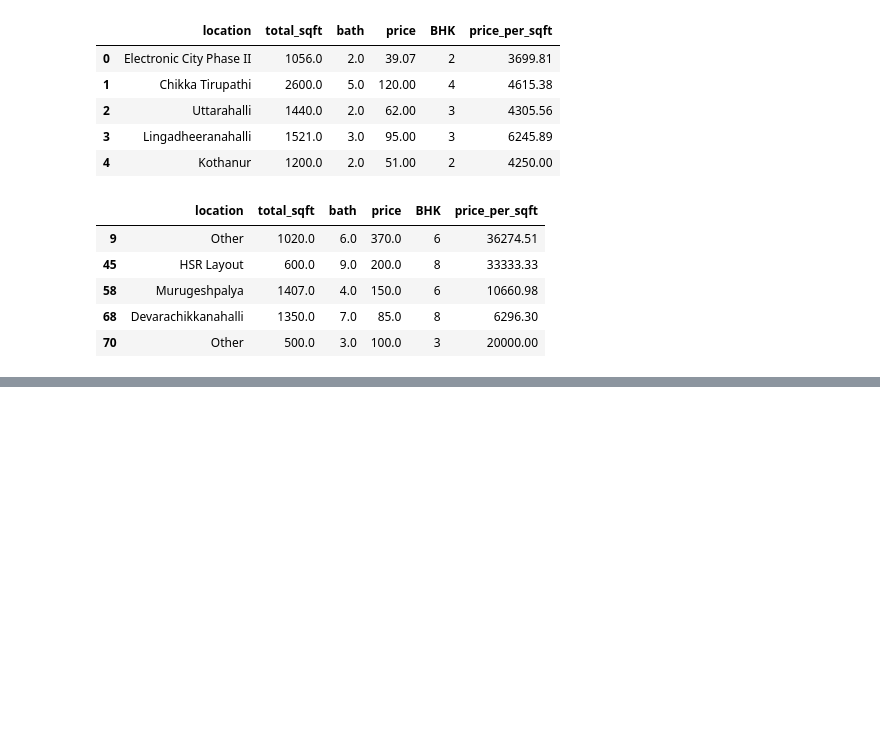
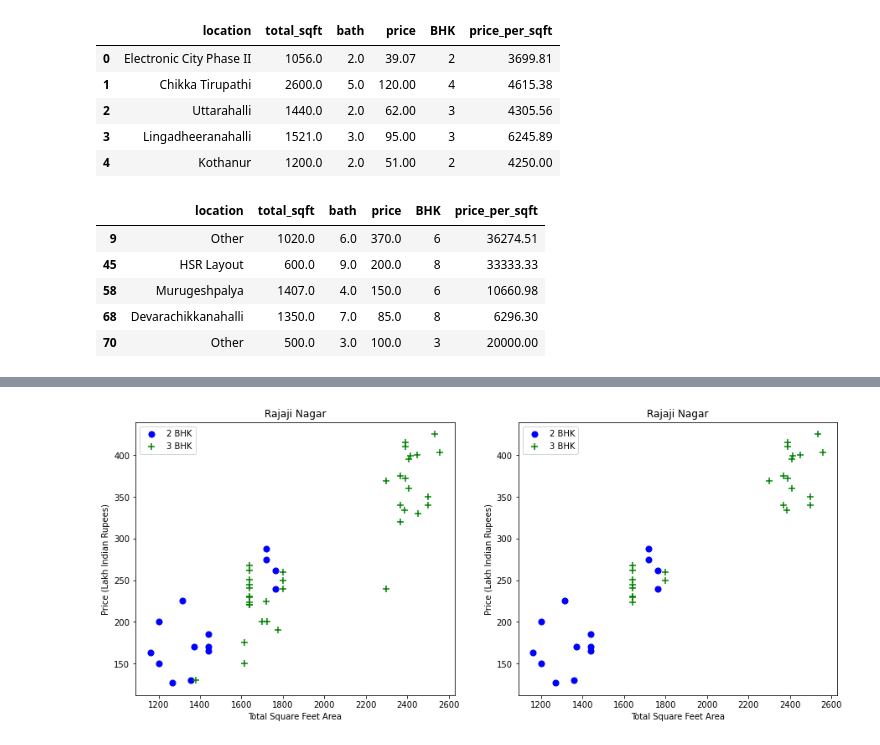
Before and after one commit to hemant271/DataScience, a Jupyter notebook: House Price Prediction/PricePrediction.ipynb, the cells around one changed output, grey strips where cells are left out. Cells and saved outputs as stored; diff of their text form; code cells hidden in the pictures; blank space fills up the shorter version.

```diff
--- a/House Price Prediction/PricePrediction.ipynb
+++ b/House Price Prediction/PricePrediction.ipynb
@@ -118,0 +162,19 @@ df2 = df1[~(df1['total_sqft']/df1['BHK'] < 300)]
+# %%
+def remove_bhk_outliers(df):
+    exclude_ind = np.array([])
+    for location, location_df in df.groupby('location'):
+        bhk_stats = {}
+
+        for bhk, bhk_df in location_df.groupby('BHK'):
+            bhk_stats[bhk] = {
+                'mean' : np.mean(bhk_df.price_per_sqft),
+                'std' : np.std(bhk_df.price_per_sqft),
+                'count' : bhk_df.shape[0]
+            }
+
+        for bhk, bhk_df in location_df.groupby('BHK'):
+            prev_bhk = bhk_stats.get(bhk-1)
+            if prev_bhk and prev_bhk['count'] > 5:
+                exclude_ind = np.append(exclude_ind, bhk_df[bhk_df.price_per_sqft < prev_bhk['mean']].index.values)
+
+    return df.drop(exclude_ind, axis = 'index')
@@ -118,0 +186,8 @@ df2 = df1[~(df1['total_sqft']/df1['BHK'] < 300)]
+# %%
+plt.figure(figsize = (15,6))
+plt.subplot(1,2,1)
+plot_scatter_chart(df3,"Rajaji Nagar")
+plt.subplot(1,2,2)
+plot_scatter_chart(df4,"Rajaji Nagar")
+# %% [output]
+[figure, added]
```
Also changed, not shown: parts of 20 cells of this notebook.
